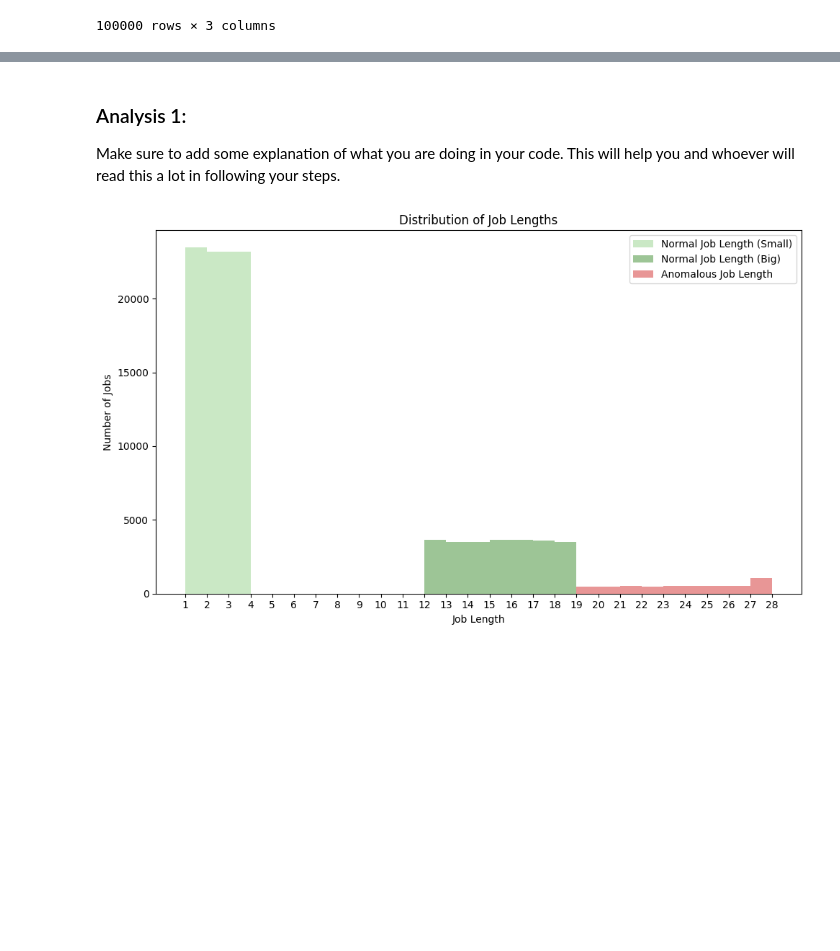
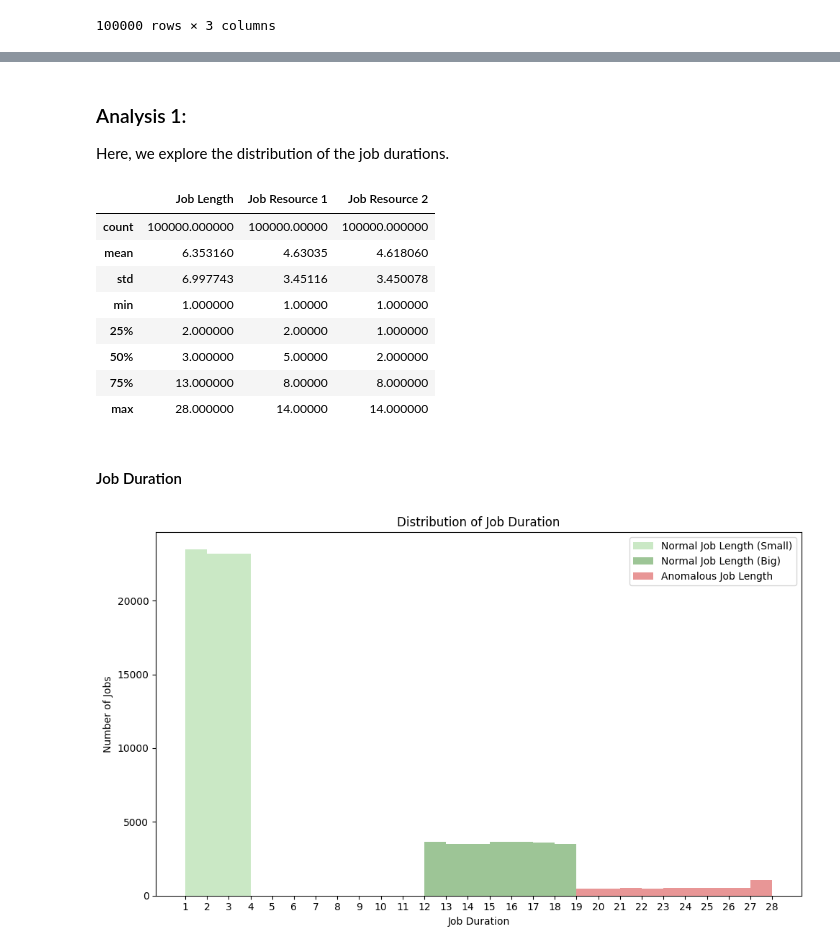
Before and after one commit to Jinobey/DeepRM_2, a Jupyter notebook: eda/Exploratory Data Analysis.ipynb, the cells around one changed output, grey strips where cells are left out. Drawn from its saved outputs; the diff is of its cells as text; code cells hidden in the pictures; blank space fills up the shorter version.

```diff
--- a/eda/Exploratory Data Analysis.ipynb
+++ b/eda/Exploratory Data Analysis.ipynb
@@ -57,3 +78,3 @@ df_jobs
 # %% [markdown]
 ### Analysis 1:
-Make sure to add some explanation of what you are doing in your code. This will help you and whoever will read this a lot in following your steps.
+Here, we explore the distribution of the job durations.
@@ -63,3 +81,17 @@ Make sure to add some explanation of what you are doing in your code. This will
+# %%
+df_jobs.describe()
+# %% [output]
+|  | Job Length | Job Resource 1 | Job Resource 2 |
+| count | 100000.000000 | 100000.00000 | 100000.000000 |
+| mean | 6.353160 | 4.63035 | 4.618060 |
+| std | 6.997743 | 3.45116 | 3.450078 |
+| min | 1.000000 | 1.00000 | 1.000000 |
+| 25% | 2.000000 | 2.00000 | 1.000000 |
+| 50% | 3.000000 | 5.00000 | 2.000000 |
+| 75% | 13.000000 | 8.00000 | 8.000000 |
+| max | 28.000000 | 14.00000 | 14.000000 |
+# %% [markdown]
+#### Job Duration
 # %%
 # Splitting the jobs into two categories based on length
 jobs_small = df_jobs[df_jobs['Job Length'] <= 3.6 ]['Job Length']
```
Also changed, not shown: parts of 12 cells of this notebook, 1 other file.
